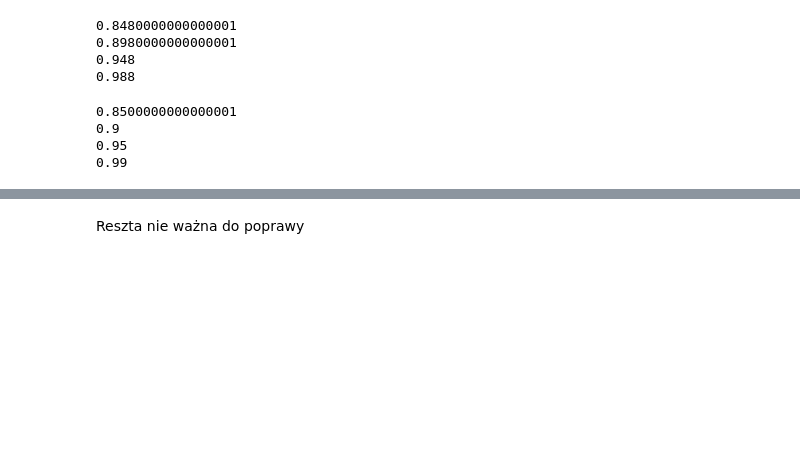
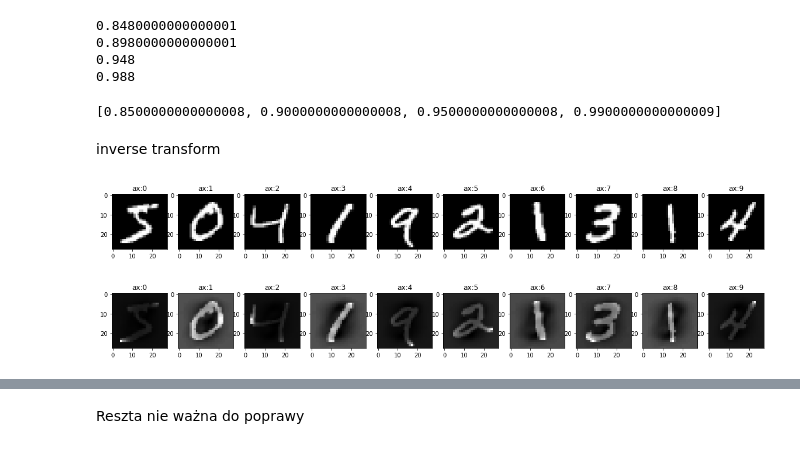
Before and after one commit to Vergenter/DataEmbeddingandVisualization, a Jupyter notebook: pca_kernelpca_lab.ipynb, the cells around one changed output, grey strips where cells are left out. Drawn from its saved outputs; the diff is of its cells as text; code cells hidden in the pictures; blank space fills up the shorter version.

```diff
--- a/pca_kernelpca_lab.ipynb
+++ b/pca_kernelpca_lab.ipynb
@@ -582,17 +589,40 @@ for principal_count in kpca_principal_to_variance.keys():
 0.8980000000000001
 0.948
 0.988
-# %%
-#get correct values
-idices = [425,450,475,495] # diff by [1,1,1,1]
-for principal_count in idices:
-    gamma = 5
-    test_kpca_mnist = KernelPCA(n_components=principal_count,kernel = 'rbf', gamma = gamma)
-    test_kpca_mnist_transformed = test_kpca_mnist.fit_transform(df_mnist_scaled)
-    test_kpca_explained_variance_ratio_ = kernel_pca_explained_variance(test_kpca_mnist_transformed)
-    print(np.sum(test_kpca_explained_variance_ratio_))
-# %% [output]
-0.8500000000000001
-0.9
-0.95
-0.99
+# %%
+def kpcaFun(n_components,data,gamma=57):
+    l_kpca = KernelPCA(n_components=n_components,kernel = 'rbf', gamma = gamma, fit_inverse_transform=True)
+    kpca_data_transformed = l_kpca.fit_transform(data)
+    return l_kpca,kpca_data_transformed
+#get correct values
+kpca_indices = [425,450,475,495] # diff by [1,1,1,1]
+kpca_for_special_explained_variance = {i:kpcaFun(i,df_mnist_scaled[:500]) for i in kpca_indices}
+test_kpca_explained_variance_ratio_ = [sum(kernel_pca_explained_variance(data)) for (_,(_,data)) in kpca_for_special_explained_variance.items()]
+print(test_kpca_explained_variance_ratio_)
+# %% [output]
+[0.8500000000000008, 0.9000000000000008, 0.9500000000000008, 0.9900000000000009]
+# %% [markdown]
+inverse transform
+# %%
+#plot function
+from math import ceil
+def plotImages(data,columns):
+    fig = plt.figure(figsize=(20, 20))
+    items = len(data)
+    ax=[]
+    rows = ceil(items/columns)
+    plt.gray()
+    for i in range(items):
+        ax.append( fig.add_subplot(rows, columns, i+1) )
+        ax[-1].set_title("ax:"+str(i))  # set title
+        plt.imshow(data[i])
+    plt.show()
+# %%
+plotImages(x_data[:10],10)
+# %% [output]
+[figure, added]
+# %%
+scaled_img_data=values_scaled[:10].reshape(-1,28,28)
+plotImages(scaled_img_data,10)
+# %% [output]
+[figure, added]
```
Also changed, not shown: parts of 22 cells of this notebook.
